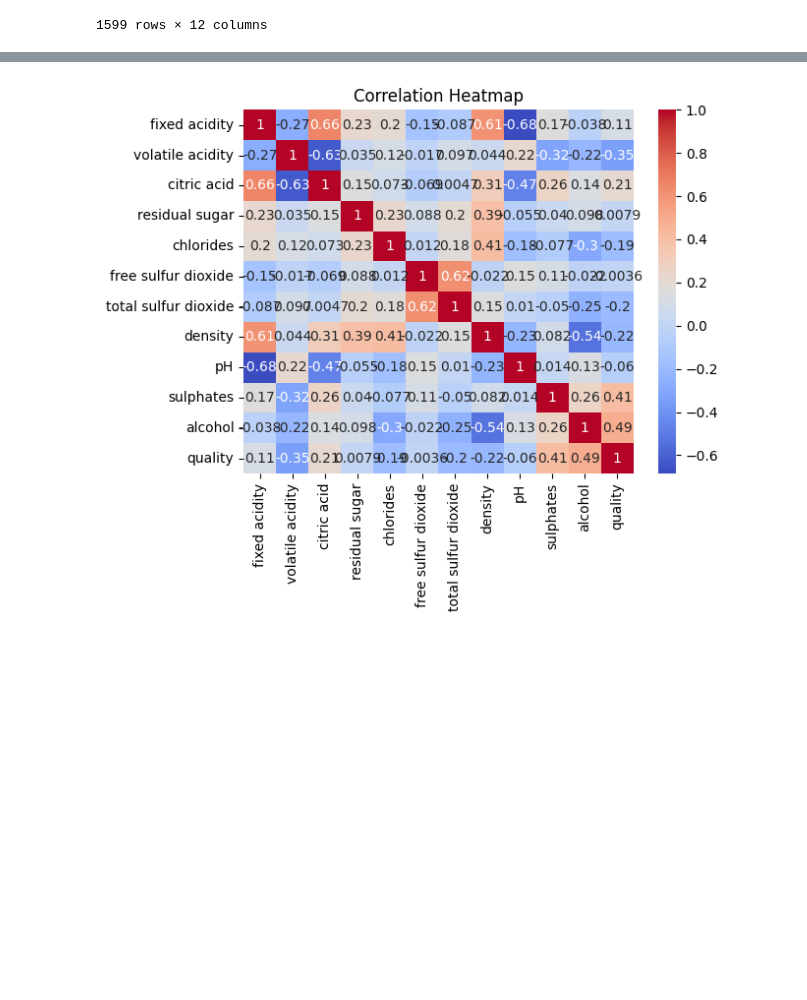
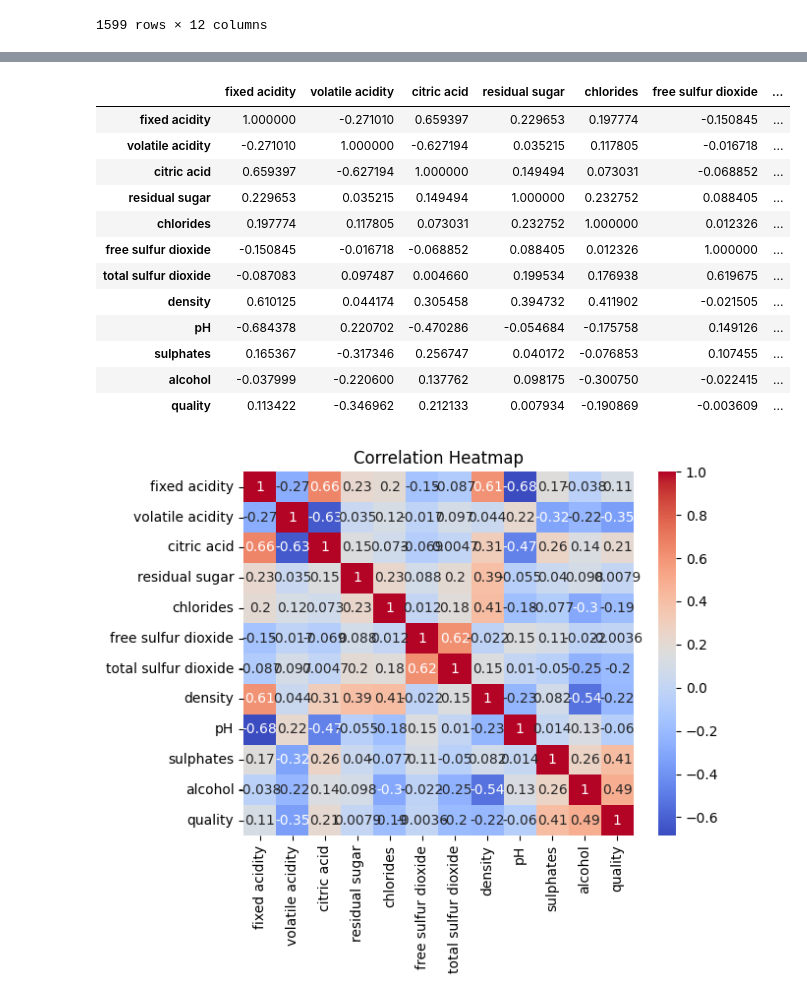
Before and after one commit to simgit18/Wine-Quality-Prediction-using-Linear-Regression, a Jupyter notebook: Wine Quality Prediction.ipynb, the cells around one changed output, grey strips where cells are left out. Cells and saved outputs as stored; diff of their text form; code cells hidden in the pictures; blank space fills up the shorter version.

```diff
--- a/Wine Quality Prediction.ipynb
+++ b/Wine Quality Prediction.ipynb
@@ -30,6 +45,21 @@ df_no_outliers = df[~((df < (Q1 - 1.5 * IQR)) | (df > (Q3 + 1.5 * IQR))).any(axi
 df_cleaned = pd.read_csv("cleaned_wine_data.csv")
 # %%
 correlation_matrix = df_cleaned.corr()
+correlation_matrix
+# %% [output]
+|  | fixed acidity | volatile acidity | citric acid | residual sugar | chlorides | free sulfur dioxide | ... |
+| fixed acidity | 1.000000 | -0.271010 | 0.659397 | 0.229653 | 0.197774 | -0.150845 | ... |
+| volatile acidity | -0.271010 | 1.000000 | -0.627194 | 0.035215 | 0.117805 | -0.016718 | ... |
+| citric acid | 0.659397 | -0.627194 | 1.000000 | 0.149494 | 0.073031 | -0.068852 | ... |
+| residual sugar | 0.229653 | 0.035215 | 0.149494 | 1.000000 | 0.232752 | 0.088405 | ... |
+| chlorides | 0.197774 | 0.117805 | 0.073031 | 0.232752 | 1.000000 | 0.012326 | ... |
+| free sulfur dioxide | -0.150845 | -0.016718 | -0.068852 | 0.088405 | 0.012326 | 1.000000 | ... |
+| total sulfur dioxide | -0.087083 | 0.097487 | 0.004660 | 0.199534 | 0.176938 | 0.619675 | ... |
+| density | 0.610125 | 0.044174 | 0.305458 | 0.394732 | 0.411902 | -0.021505 | ... |
+| pH | -0.684378 | 0.220702 | -0.470286 | -0.054684 | -0.175758 | 0.149126 | ... |
+| sulphates | 0.165367 | -0.317346 | 0.256747 | 0.040172 | -0.076853 | 0.107455 | ... |
+| alcohol | -0.037999 | -0.220600 | 0.137762 | 0.098175 | -0.300750 | -0.022415 | ... |
+| quality | 0.113422 | -0.346962 | 0.212133 | 0.007934 | -0.190869 | -0.003609 | ... |
 # %%
 import seaborn as sns
 import matplotlib.pyplot as plt
```
Also changed, not shown: parts of 3 cells of this notebook.
